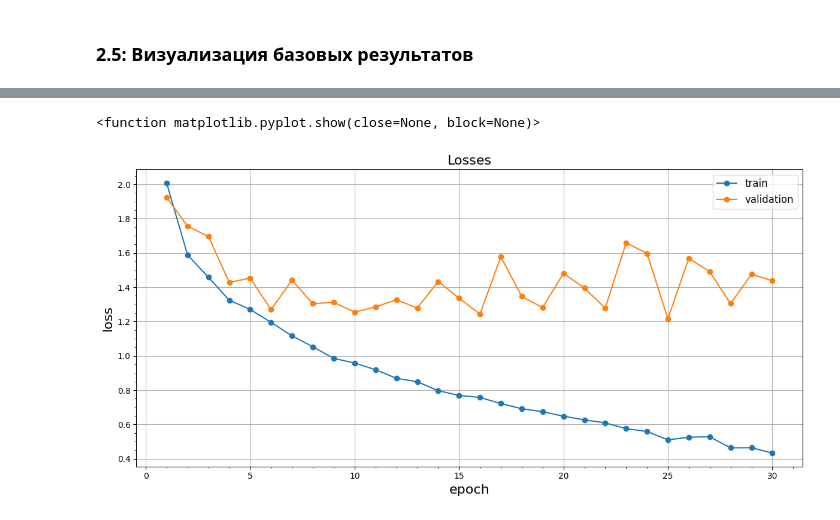
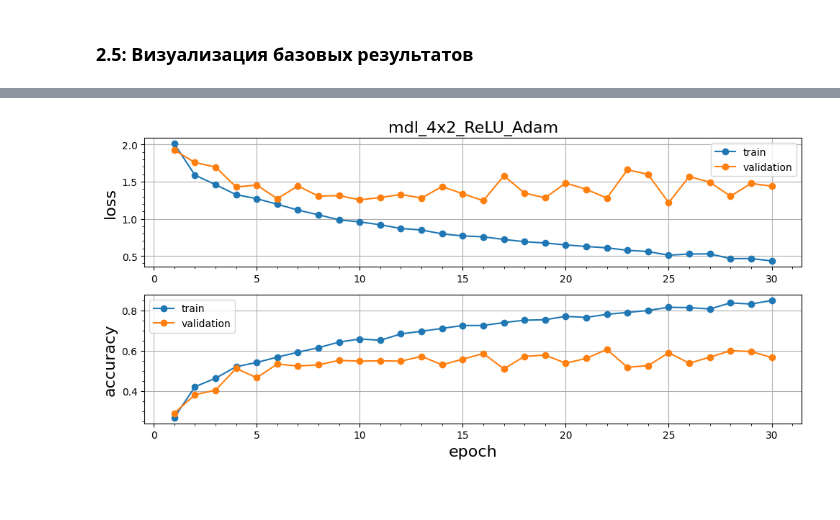
Before and after one commit to romangorbunov91/ResNet18, a Jupyter notebook: main_notebook.ipynb, the cells around one changed output, grey strips where cells are left out. Saved outputs shown, nothing was run; the diff lists cells and outputs as text; code cells hidden in the pictures.

Commit message:
Обновлен Readme.

```diff
--- a/main_notebook.ipynb
+++ b/main_notebook.ipynb
@@ -9,7 +24,7 @@ import json
 # %% [markdown]
 Настройки форматирования графиков.
 # %%
-user_figsize = (12, 6)
+user_figsize = (10, 5)
 user_fontsize = 16
 legend_fontsize = 'large'
 user_markersize = 12
@@ -41,17 +53,31 @@ for idx, name in enumerate(log_names):
-# %%
-plt.figure(figsize=user_figsize)
-plt.plot(log_data_df[0]["epoch"], log_data_df[0]["train_loss"], marker = 'o')
-plt.plot(log_data_df[0]["epoch"], log_data_df[0]["val_loss"], marker = 'o')
-plt.title("Losses", fontsize=user_fontsize)
-plt.grid()
-plt.minorticks_on()
-plt.legend(['train', 'validation'],
-           fontsize=legend_fontsize)
-plt.xlabel('epoch', fontsize=user_fontsize)
-plt.ylabel('loss', fontsize=user_fontsize)
-plt.tight_layout()
-#plt.savefig('readme_img/dataset_plot.png', bbox_inches='tight')
-plt.show
-# %% [output]
-<function matplotlib.pyplot.show(close=None, block=None)>
-[figure, removed]
+# %%
+plot_titles = ["Losses", "Accuracy"]
+plot_legend = ['train', 'validation']
+plot_xlabel = "epoch"
+plot_ylabels = ["loss", "accuracy"]
+METRIC_NUM = len(plot_titles)
+# %%
+fig, axs = plt.subplots(ncols=1, nrows=2, figsize=user_figsize)
+#plt.title('4x2_ReLU', fontsize=user_fontsize)
+for idx, ax in enumerate(axs):
+    if idx == 0:
+        ax.set_title(model_names[usid.mdl_4x2_ReLU_Adam], fontsize=user_fontsize)
+    else:
+        ax.set_xlabel(plot_xlabel, fontsize=user_fontsize)
+    for m in range(METRIC_NUM):
+        ax.plot(
+            log_data_df[usid.mdl_4x2_ReLU_Adam].iloc[:,0],
+            log_data_df[usid.mdl_4x2_ReLU_Adam].iloc[:,2*m+idx+1],
+            marker='o'
+            )
+
+    ax.set_ylabel(plot_ylabels[idx], fontsize=user_fontsize)
+    ax.legend(plot_legend)
+    ax.grid()
+    ax.minorticks_on()
+
+plt.tight_layout()
+plt.savefig('readme_img/loss_acc_4x2_ReLU_Adam.png', bbox_inches='tight')
+plt.show()
+# %% [output]
+[figure, added]
```
Also changed, not shown: parts of 2 cells of this notebook, 3 other files.
